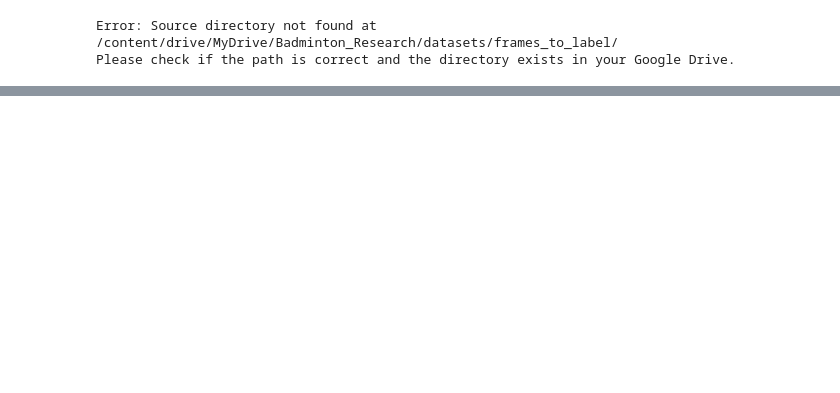
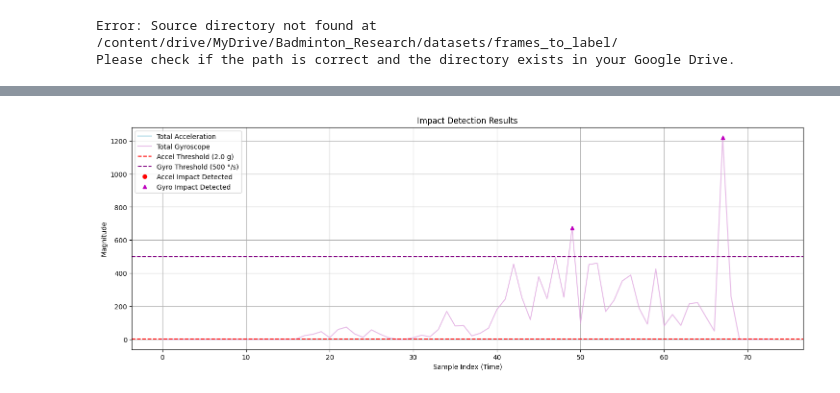
Before and after one commit to zkc1031/BadmintonNetTouch, a Jupyter notebook: main_workflow.ipynb, the cells around one changed output, grey strips where cells are left out. Drawn from its saved outputs; the diff is of its cells as text; code cells hidden in the pictures; blank space fills up the shorter version.

```diff
--- a/main_workflow.ipynb
+++ b/main_workflow.ipynb
@@ -270,0 +465,75 @@ def extract_important_frames():
+# %%
+#衝撃検出テストコード
+import matplotlib.pyplot as plt
+import pandas as pd
+import os
+import numpy as np
+
+# --- 設定 ---
+SENSOR_DATA_PATH = '/content/drive/MyDrive/Badminton_Research/sensor_data/20250704140018.txt'
+
+# ★★★【重要】★★★
+# この「しきい値」を調整して、衝撃を検出する感度を変えます
+# まずはこのままで実行し、グラフを見てから調整しましょう
+IMPACT_THRESHOLD_ACC = 2.0  # 合計加速度が 2.0g を超えたら衝撃と判断
+IMPACT_THRESHOLD_GYRO = 500 # 合計角速度が 500°/s を超えたら衝撃と判断
+
+# --- メイン処理 ---
+def find_impacts(file_path):
+    print(f"--- 衝撃検出アルゴリズム実行 ---")
+    if not os.path.exists(file_path):
+        print(f"エラー: ファイルが見つかりません: {file_path}"); return
+
+    try:
+        df = pd.read_csv(file_path, sep='\t', header=0)
+        df.columns = df.columns.str.replace(r'\(.*\)', '', regex=True).str.strip()
+
+        # 分析に使う列を数値型に変換
+        for col in ['AccX', 'AccY', 'AccZ', 'AsX', 'AsY', 'AsZ']:
+            df[col] = pd.to_numeric(df[col], errors='coerce')
+
+        # 「合計の力」を計算
+        df['TotalAcc'] = np.sqrt(df['AccX']**2 + df['AccY']**2 + df['AccZ']**2)
+        df['TotalGyro'] = np.sqrt(df['AsX']**2 + df['AsY']**2 + df['AsZ']**2)
+
+        # しきい値を超えた場所（インデックス）を見つける
+        acc_impacts = df[df['TotalAcc'] > IMPACT_THRESHOLD_ACC]
+        gyro_impacts = df[df['TotalGyro'] > IMPACT_THRESHOLD_GYRO]
+
+        print("\n--- 検出結果 ---")
+        print(f"加速度のしきい値 ({IMPACT_THRESHOLD_ACC} g) を超えた回数: {len(acc_impacts)} 回")
+        if not acc_impacts.empty:
+            print("  -> 検出されたサンプル番号:", acc_impacts.index.tolist())
+
+        print(f"角速度のしきい値 ({IMPACT_THRESHOLD_GYRO} °/s) を超えた回数: {len(gyro_impacts)} 回")
+        if not gyro_impacts.empty:
+            print("  -> 検出されたサンプル番号:", gyro_impacts.index.tolist())
+
+        # --- 結果をグラフで可視化 ---
+        plt.figure(figsize=(18, 6))
+
+        # 背景のグラフ
+        plt.plot(df.index, df['TotalAcc'], label='Total Acceleration', color='lightblue')
+        plt.plot(df.index, df['TotalGyro'], label='Total Gyroscope', color='plum', alpha=0.7)
+
+        # しきい値の線
+        plt.axhline(y=IMPACT_THRESHOLD_ACC, color='red', linestyle='--', label=f'Accel Threshold ({IMPACT_THRESHOLD_ACC} g)')
+        plt.axhline(y=IMPACT_THRESHOLD_GYRO, color='purple', linestyle='--', label=f'Gyro Threshold ({IMPACT_THRESHOLD_GYRO} °/s)')
+
+        # 検出した衝撃の箇所にマーカーをプロット
+        plt.plot(acc_impacts.index, acc_impacts['TotalAcc'], 'ro', label='Accel Impact Detected')
+        plt.plot(gyro_impacts.index, gyro_impacts['TotalGyro'], 'm^', label='Gyro Impact Detected')
+
+        plt.title('Impact Detection Results')
+        plt.xlabel('Sample Index (Time)')
+        plt.ylabel('Magnitude')
+        plt.legend()
+        plt.grid(True)
+        plt.show()
+
+    except Exception as e:
+        print(f"\nエラー: 処理中に問題が発生しました: {e}")
+
+# --- 関数を実行 ---
+find_impacts(SENSOR_DATA_PATH)
+# %% [output]
@@ -270,0 +546 @@ def extract_important_frames():
+[figure, added]
```
Also changed, not shown: parts of 5 cells of this notebook.
